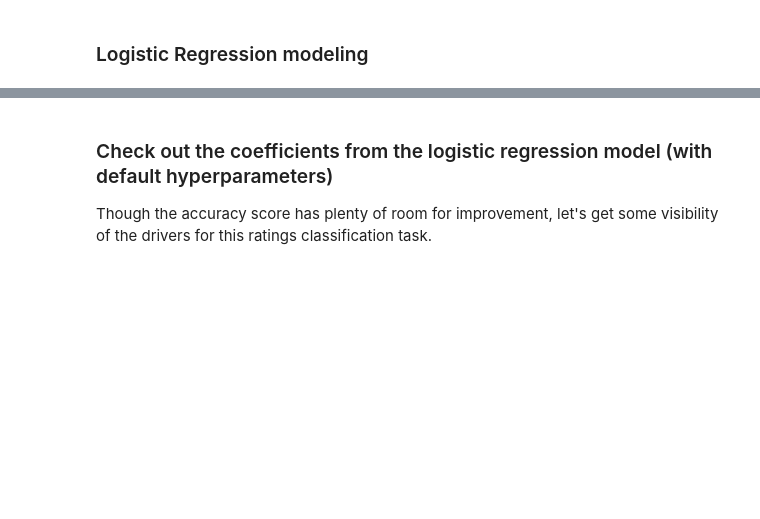
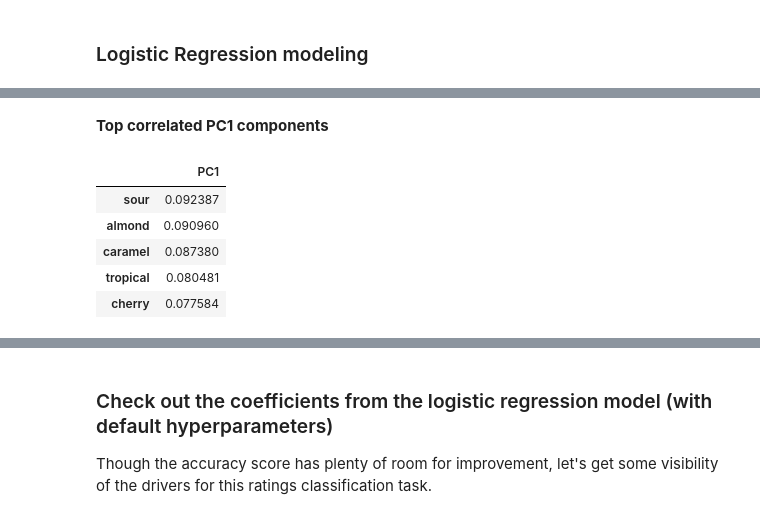
Before and after one commit to abishop17/hitting_top_notes_fragrances, a Jupyter notebook: code/modeling_and_demo_prep.ipynb, the cells around one changed output, grey strips where cells are left out. Cells and saved outputs as stored; diff of their text form; code cells hidden in the pictures; blank space fills up the shorter version.

Commit message:
update reorganized modeling notebook

```diff
--- a/code/modeling_and_demo_prep.ipynb
+++ b/code/modeling_and_demo_prep.ipynb
@@ -484,0 +398,21 @@ printmd(f'**Accuracy score on test data: {logreg.score(X_test_sc, y_test):.3f}**
+# %%
+pipe_logreg_pca = Pipeline([
+                    # Step 1: Scale data
+                    ('ss', StandardScaler()),
+                    # Step 2: Decompose data into PCs
+                    ('pc', PCA()),
+                    # Step 3: Perform logistic regression
+                    ('model', LogisticRegression())    # Principal Component Classification
+])
+
+params_logreg_pca = {
+    'pc__n_components': range(10, 100, 10)
+    }
+
+gs_logreg_pca = GridSearchCV(pipe_logreg_pca,
+                  param_grid = params_logreg_pca)
+
+gs_logreg_pca.fit(X_train_sc, y_train)
+
+printmd(f'**Best parameters: {gs_logreg_pca.best_params_}**')
+printmd(f'**Best cross-validation score: {gs_logreg_pca.best_score_}**')
@@ -484,0 +476,16 @@ printmd(f'**Accuracy score on test data: {logreg.score(X_test_sc, y_test):.3f}**
+# %%
+# Get the top correlated PC1 components
+
+printmd('**Top correlated PC1 components**')
+top_pc1 = (pca_df.T.sort_values(by = 'PC1',
+                                  ascending = False)
+                      .iloc[3:30])
+pd.DataFrame(top_pc1['PC1']).head()
+# %% [output]
+**Top correlated PC1 components**
+|  | PC1 |
+| sour | 0.092387 |
+| almond | 0.090960 |
+| caramel | 0.087380 |
+| tropical | 0.080481 |
+| cherry | 0.077584 |
```
Also changed, not shown: parts of 54 cells of this notebook.
